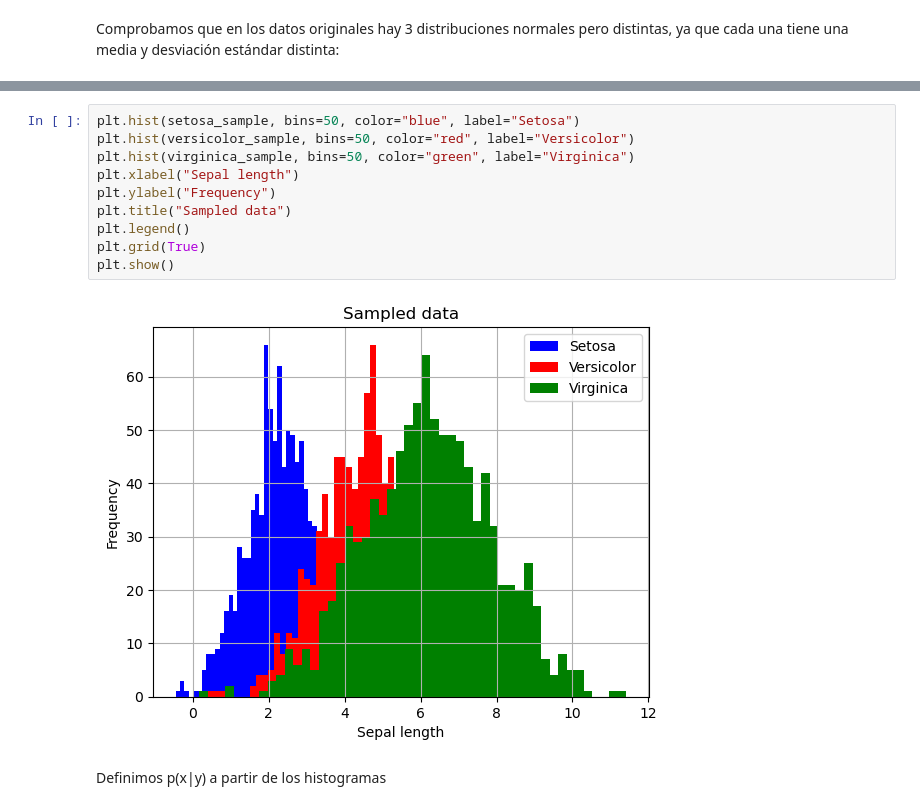
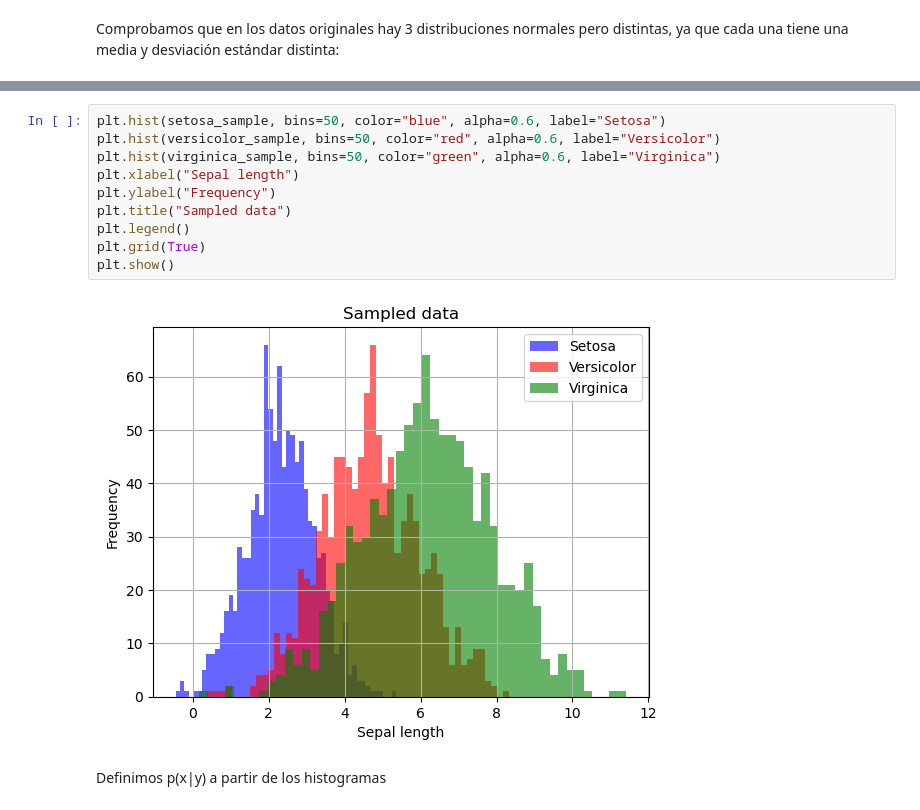
Before and after one commit to matiasmolinolo/iag-2023, a Jupyter notebook: notebooks_clase_1/IAG_2_t.ipynb, the cells around one changed output, grey strips where cells are left out. Cells and saved outputs as stored; diff of their text form.

Commit message:
new plots

```diff
--- a/notebooks_clase_1/IAG_2_t.ipynb
+++ b/notebooks_clase_1/IAG_2_t.ipynb
@@ -382,15 +382,15 @@ plt.show()
 # %%
-plt.hist(setosa_sample, bins=50, color="blue", label="Setosa")
-plt.hist(versicolor_sample, bins=50, color="red", label="Versicolor")
-plt.hist(virginica_sample, bins=50, color="green", label="Virginica")
+plt.hist(setosa_sample, bins=50, color="blue", alpha=0.6, label="Setosa")
+plt.hist(versicolor_sample, bins=50, color="red", alpha=0.6, label="Versicolor")
+plt.hist(virginica_sample, bins=50, color="green", alpha=0.6, label="Virginica")
 plt.xlabel("Sepal length")
 plt.ylabel("Frequency")
 plt.title("Sampled data")
 plt.legend()
 plt.grid(True)
 plt.show()
 # %% [output]
-[figure, old version]
+[figure, new version]
 # %% [markdown]
 Definimos p(x|y) a partir de los histogramas
 # %%
```
Also changed, not shown: parts of 1 cell of this notebook, 3 other files.
